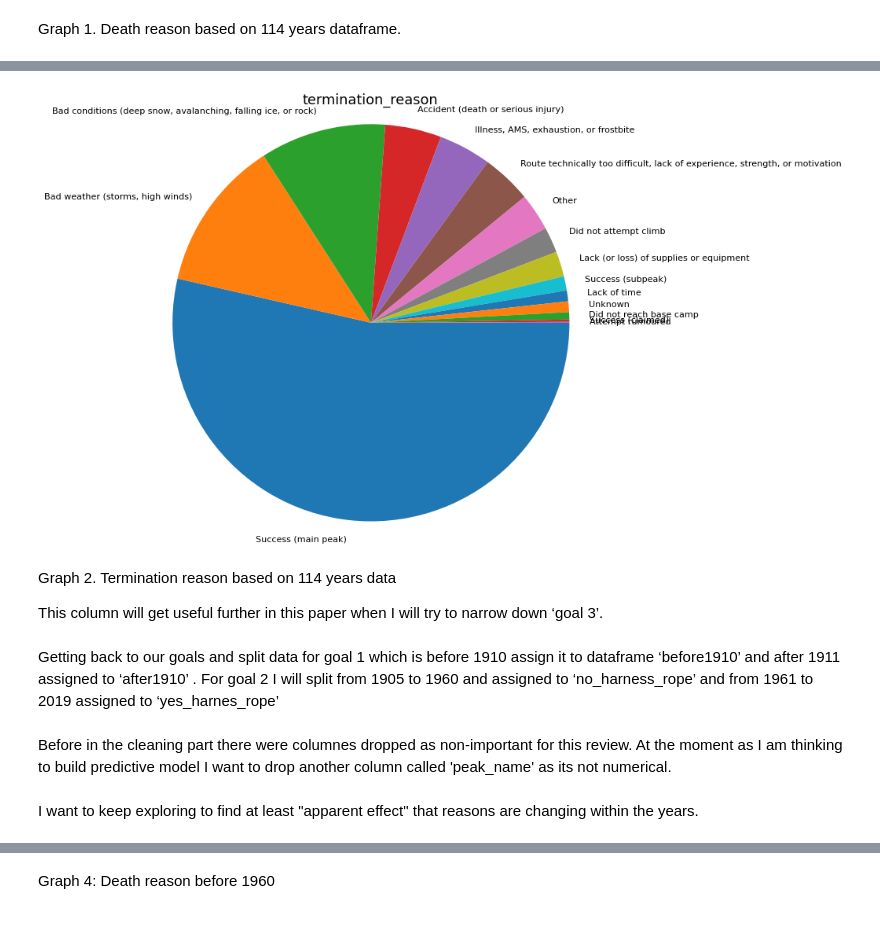
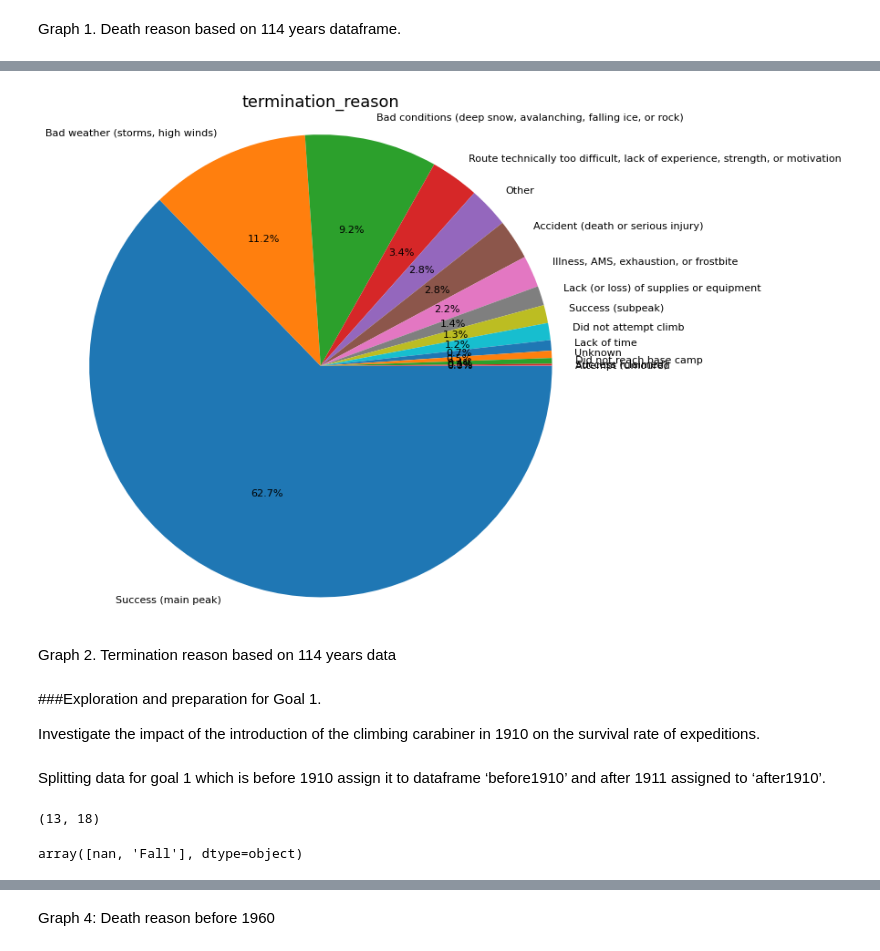
Before and after one commit to jakubbartnik/UCDPA_jakubbartnik, a Jupyter notebook: Jakub_Bartnik_Everest.ipynb, the cells around one changed output, grey strips where cells are left out. Saved outputs shown, nothing was run; the diff lists cells and outputs as text; code cells hidden in the pictures; blank space fills up the shorter version.

```diff
--- a/Jakub_Bartnik_Everest.ipynb
+++ b/Jakub_Bartnik_Everest.ipynb
@@ -321,19 +325,21 @@ Avalanches, AMS(Alternated Mind status - caused by trauma or intoxication) and I
 # %%
 termination=dfc['termination_reason']
 sum_reason = termination.value_counts()
 plt.figure(figsize=(9,9), dpi=80)
-plt.pie(sum_reason, labels=sum_reason.index.tolist(), counterclock=False, startangle=0)
+plt.pie(sum_reason, labels=sum_reason.index.tolist(), counterclock=False, startangle=0, autopct='%1.1f%%')
 plt.axis('equal')
 plt.title('termination_reason', fontsize=16)
 plt.show()
 # %% [output]
-[figure, old version]
+[figure, new version]
 # %% [markdown]
 Graph 2. Termination reason based on 114 years data
-
-This column will get useful further in this paper when I will try to narrow down ‘goal 3’.
+# %% [markdown]
+###Exploration and preparation for Goal 1.
+
+Investigate the impact of the introduction of the climbing carabiner in 1910 on the survival rate of expeditions.
 # %% [markdown]
-Getting back to our goals and split data for goal 1 which is before 1910 assign it to dataframe ‘before1910’ and after 1911 assigned to ‘after1910’ . For goal 2 I will split from 1905 to 1960 and assigned to ‘no_harness_rope’ and from 1961 to 2019 assigned to ‘yes_harnes_rope’
+Splitting data for goal 1 which is before 1910 assign it to dataframe ‘before1910’ and after 1911 assigned to ‘after1910’.
 # %%
 #spliting dfc for goal 1.
 before1910 = dfc[dfc['year_x'] < 1910]
@@ -345,2 +346,0 @@ yes_harness_rope = dfc[dfc['year_x'] > 1961]
-# %% [markdown]
-Before in the cleaning part there were columnes dropped as non-important for this review. At the moment as I am thinking to build predictive model I want to drop another column called 'peak_name' as its not numerical.
@@ -352,5 +347,11 @@ yes_harness_rope = yes_harness_rope.drop(columns=['peak_name'])
-# %% [markdown]
-I want to keep exploring to find at least "apparent effect" that reasons are changing within the years.
+# %%
+before1910.shape
+# %% [output]
+(13, 18)
+# %%
+before1910['death_cause'].unique()
+# %% [output]
+array([nan, 'Fall'], dtype=object)
 # %%
 reason_before1910 = before1910['death_cause']
 sum_reason = reason_before1910.value_counts()
```
Also changed, not shown: parts of 151 cells of this notebook, 2 other files.
